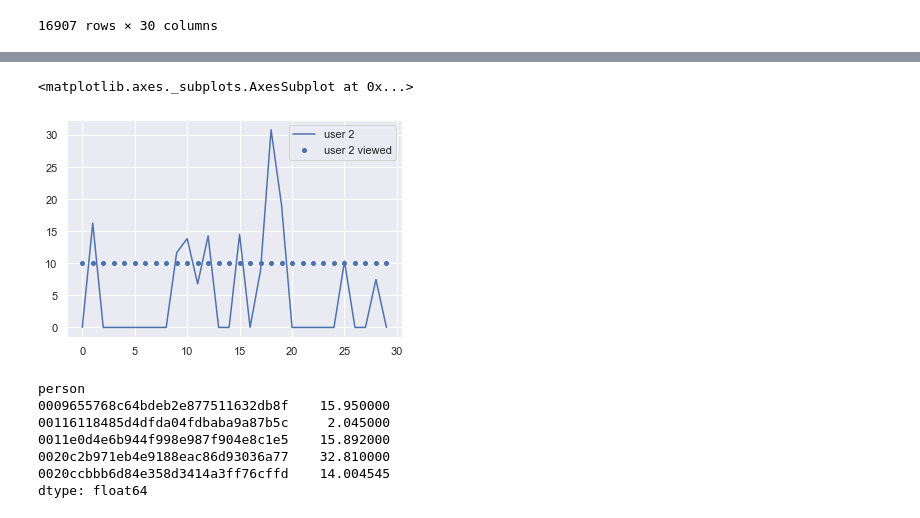
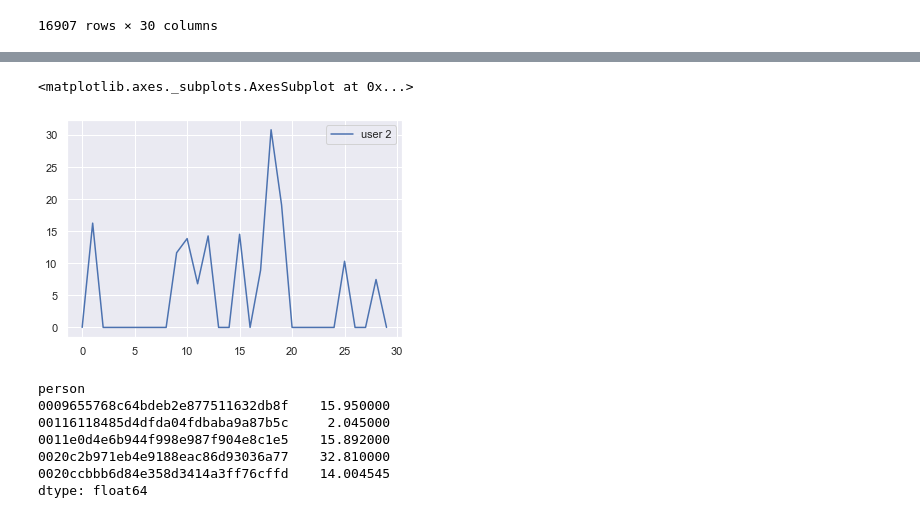
Before and after one commit to LeoYuanjieLi/starbucks_ml, a Jupyter notebook: Startbucks_Capstone_notebook.ipynb, the cells around one changed output, grey strips where cells are left out. Drawn from its saved outputs; the diff is of its cells as text; code cells hidden in the pictures.

```diff
--- a/Startbucks_Capstone_notebook.ipynb
+++ b/Startbucks_Capstone_notebook.ipynb
@@ -585,10 +601,10 @@ sns.lineplot(user_example.index, user_example.values, ax=ax, label='user 1')
 # %%
 fig, ax = plt.subplots()
-sns.scatterplot(user_example_2.index, user_viewed_example_2, ax=ax, label='user 2 viewed')
+# sns.scatterplot(user_example_2.index, user_viewed_example_2, ax=ax, label='user 2 viewed')
 sns.lineplot(user_example_2.index, user_example_2.values, ax=ax, label='user 2')
 # %% [output]
 <matplotlib.axes._subplots.AxesSubplot at 0x...>
-[figure, old version]
+[figure, new version]
 # %%
 # Calculate avarage spending
 day_count_spending = consumer_trend_day_df.apply(lambda x: len([y for y in x if y > 0]), axis=1)
```
Also changed, not shown: parts of 5 cells of this notebook, 4 other files.
